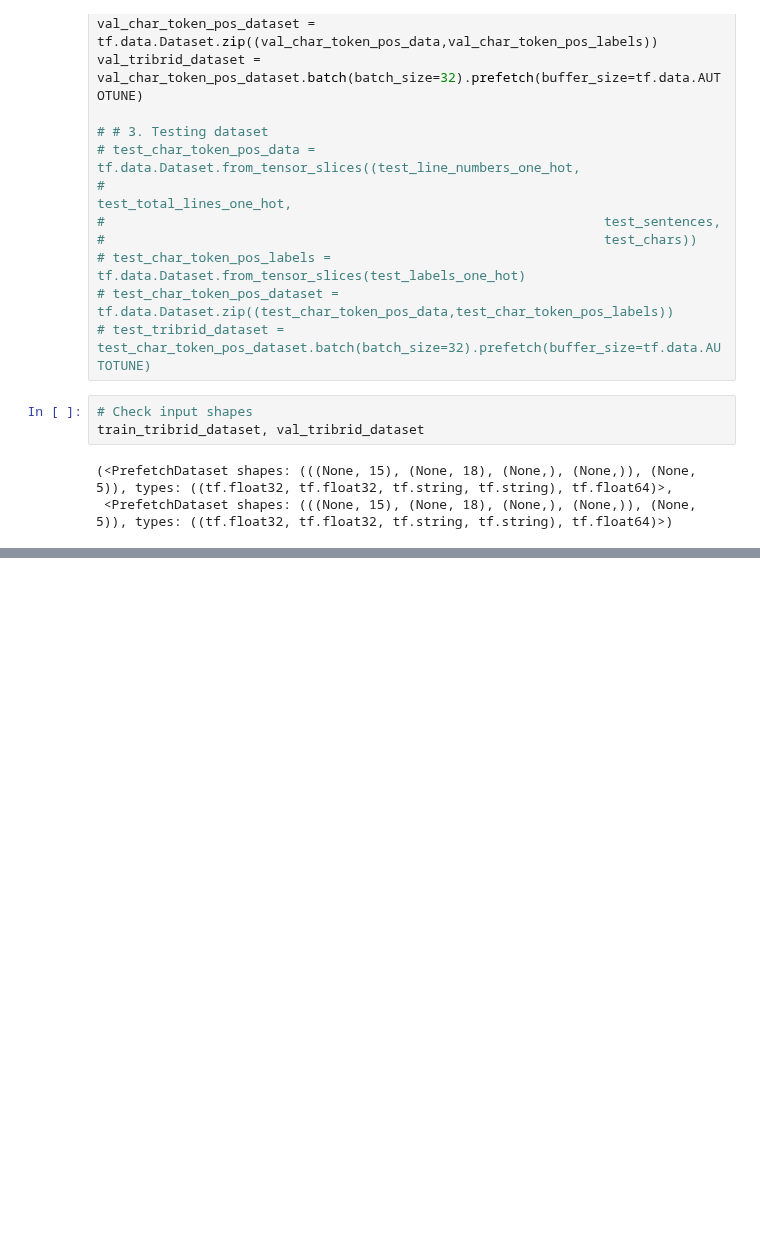
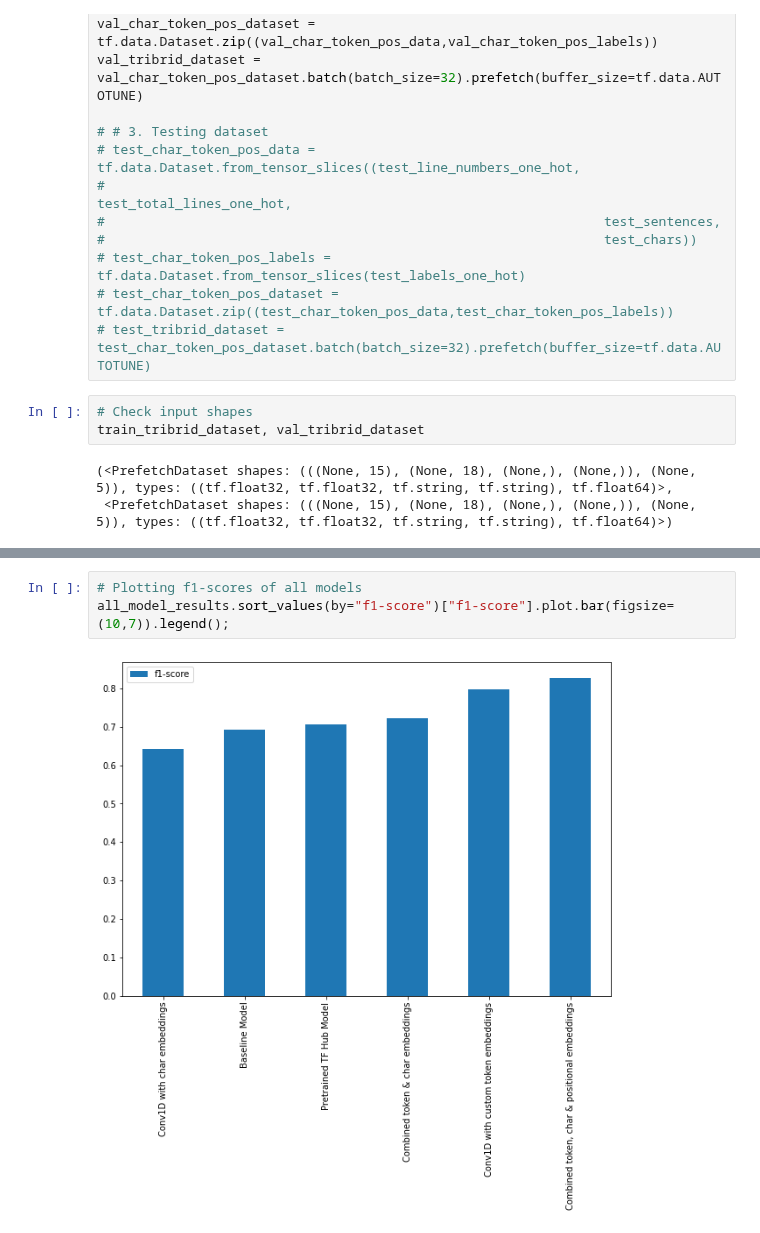
Before and after one commit to imran9891/TensorFlow, a Jupyter notebook: 09_Skimlit_NLP_Milestone_Project_2.ipynb, the cells around one changed output, grey strips where cells are left out. Drawn from its saved outputs; the diff is of its cells as text; blank space fills up the shorter version.

```diff
--- a/09_Skimlit_NLP_Milestone_Project_2.ipynb
+++ b/09_Skimlit_NLP_Milestone_Project_2.ipynb
@@ -1444,0 +1532,5 @@ train_tribrid_dataset, val_tribrid_dataset
+# %%
+# Plotting f1-scores of all models
+all_model_results.sort_values(by="f1-score")["f1-score"].plot.bar(figsize=(10,7)).legend();
+# %% [output]
+[figure, added]
```
Also changed, not shown: parts of 16 cells of this notebook.
